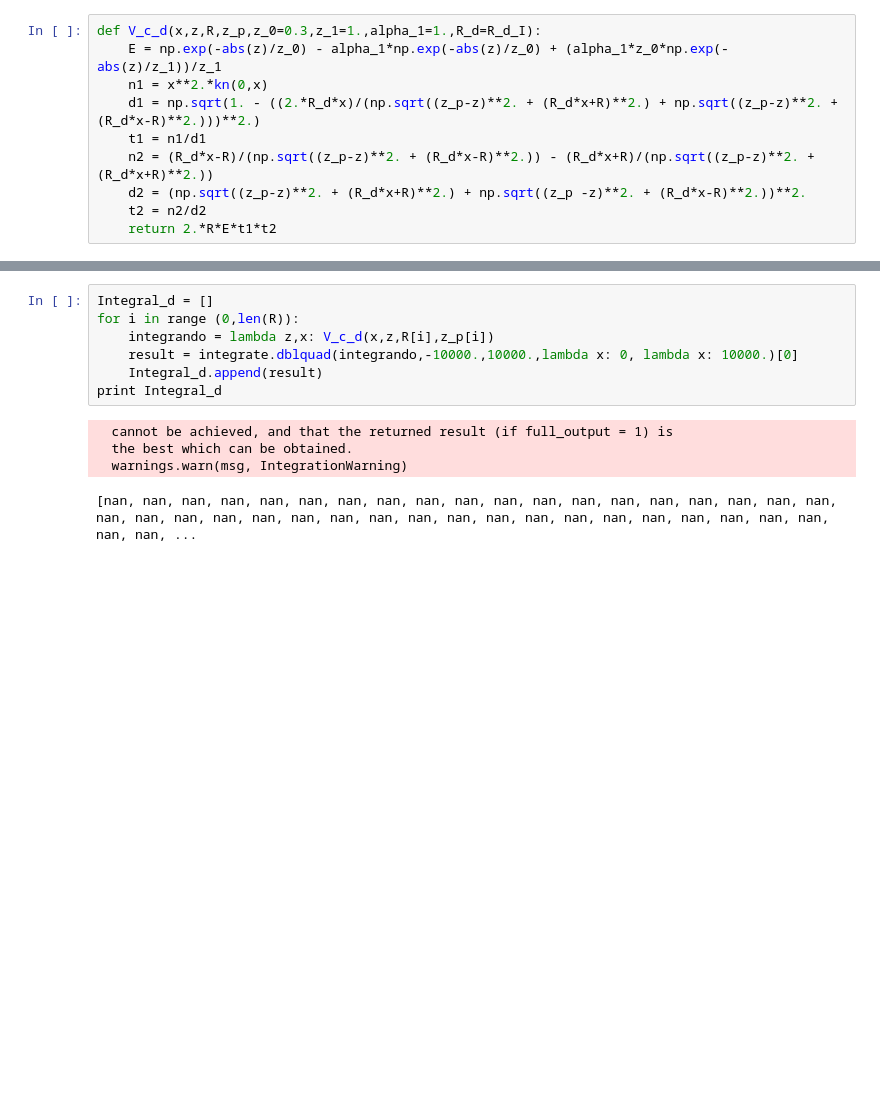
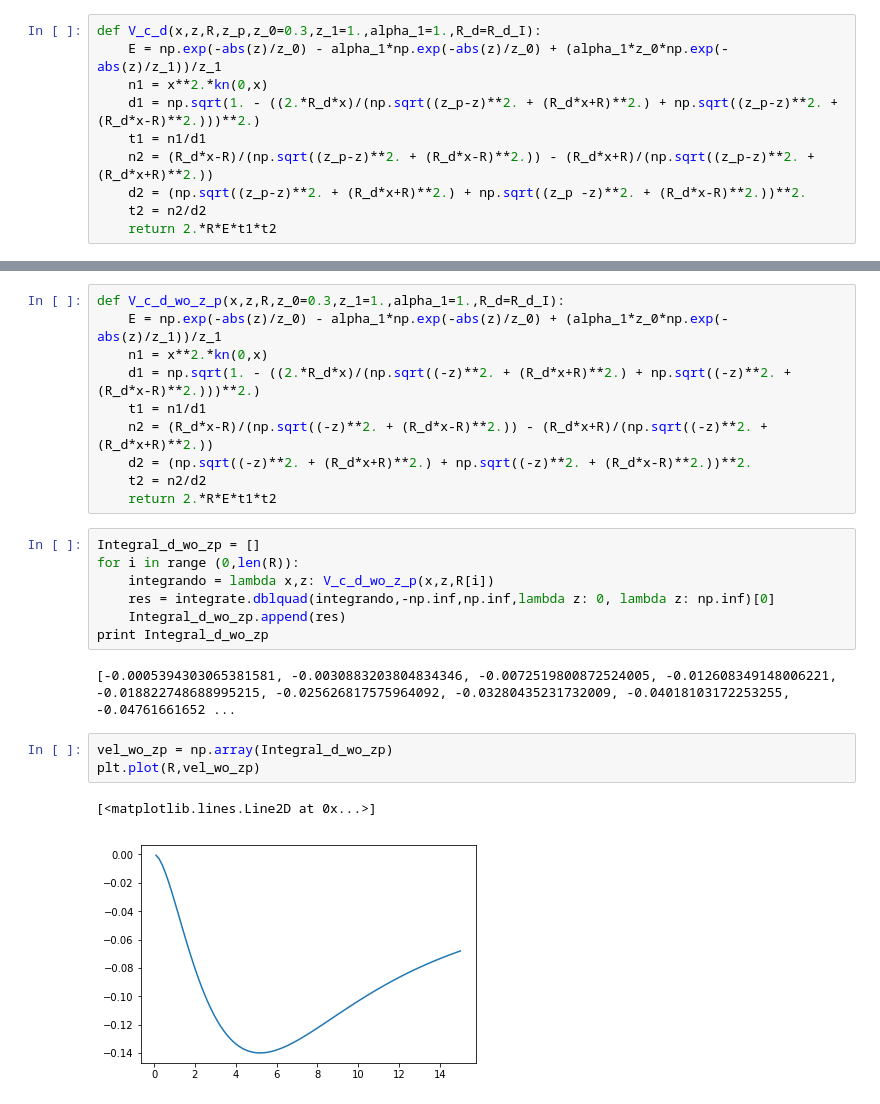
Before and after one commit to atalianb/ParaTesis, a Jupyter notebook: StelarDisk_v3.ipynb, the cells around one changed output, grey strips where cells are left out. Cells and saved outputs as stored; diff of their text form; blank space fills up the shorter version.

```diff
--- a/StelarDisk_v3.ipynb
+++ b/StelarDisk_v3.ipynb
@@ -48,12 +55,25 @@ plt.plot(R,vel)
+# %%
+def V_c_d_wo_z_p(x,z,R,z_0=0.3,z_1=1.,alpha_1=1.,R_d=R_d_I):
+    E = np.exp(-abs(z)/z_0) - alpha_1*np.exp(-abs(z)/z_0) + (alpha_1*z_0*np.exp(-abs(z)/z_1))/z_1
+    n1 = x**2.*kn(0,x)
+    d1 = np.sqrt(1. - ((2.*R_d*x)/(np.sqrt((-z)**2. + (R_d*x+R)**2.) + np.sqrt((-z)**2. + (R_d*x-R)**2.)))**2.)
+    t1 = n1/d1
+    n2 = (R_d*x-R)/(np.sqrt((-z)**2. + (R_d*x-R)**2.)) - (R_d*x+R)/(np.sqrt((-z)**2. + (R_d*x+R)**2.))
+    d2 = (np.sqrt((-z)**2. + (R_d*x+R)**2.) + np.sqrt((-z)**2. + (R_d*x-R)**2.))**2.
+    t2 = n2/d2
+    return 2.*R*E*t1*t2
 # %%
-Integral_d = []
+Integral_d_wo_zp = []
 for i in range (0,len(R)):
-    integrando = lambda z,x: V_c_d(x,z,R[i],z_p[i])
-    result = integrate.dblquad(integrando,-10000.,10000.,lambda x: 0, lambda x: 10000.)[0]
-    Integral_d.append(result)
-print Integral_d
+    integrando = lambda x,z: V_c_d_wo_z_p(x,z,R[i])
+    res = integrate.dblquad(integrando,-np.inf,np.inf,lambda z: 0, lambda z: np.inf)[0]
+    Integral_d_wo_zp.append(res)
+print Integral_d_wo_zp
 # %% [output]
-  cannot be achieved, and that the returned result (if full_output = 1) is
-  the best which can be obtained.
-  warnings.warn(msg, IntegrationWarning)
+[-0.0005394303065381581, -0.0030883203804834346, -0.0072519800872524005, -0.012608349148006221, -0.018822748688995215, -0.025626817575964092, -0.03280435231732009, -0.04018103172253255, -0.04761661652 ...
-[nan, nan, nan, nan, nan, nan, nan, nan, nan, nan, nan, nan, nan, nan, nan, nan, nan, nan, nan, nan, nan, nan, nan, nan, nan, nan, nan, nan, nan, nan, nan, nan, nan, nan, nan, nan, nan, nan, nan, nan, ...
+# %%
+vel_wo_zp = np.array(Integral_d_wo_zp)
+plt.plot(R,vel_wo_zp)
+# %% [output]
+[<matplotlib.lines.Line2D at 0x...>]
+[figure, added]
```
Also changed, not shown: parts of 2 cells of this notebook, 1 other file.
